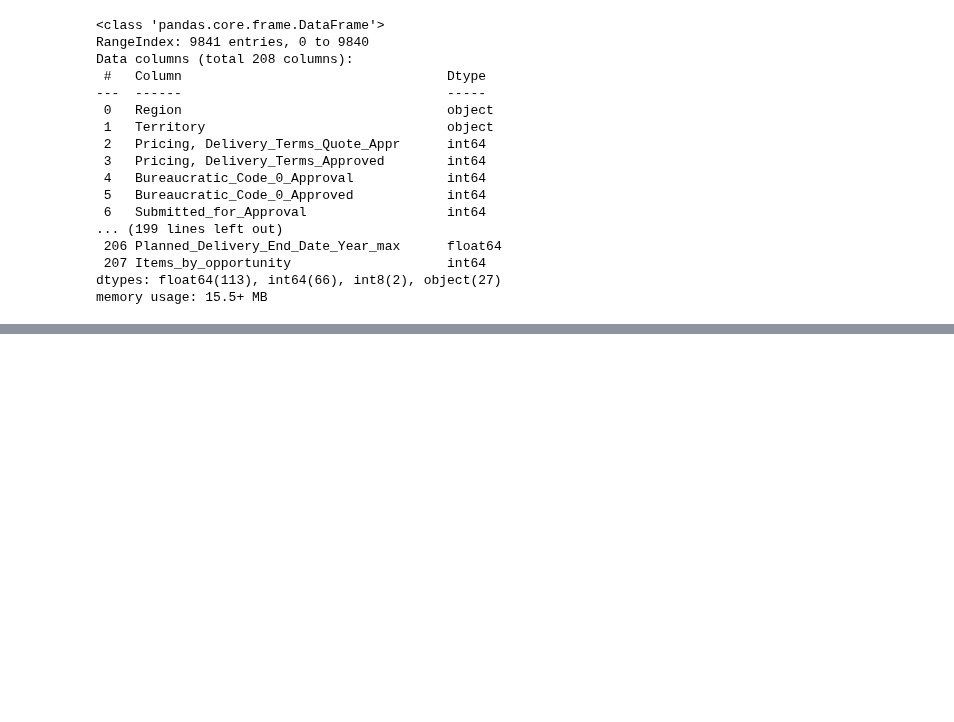
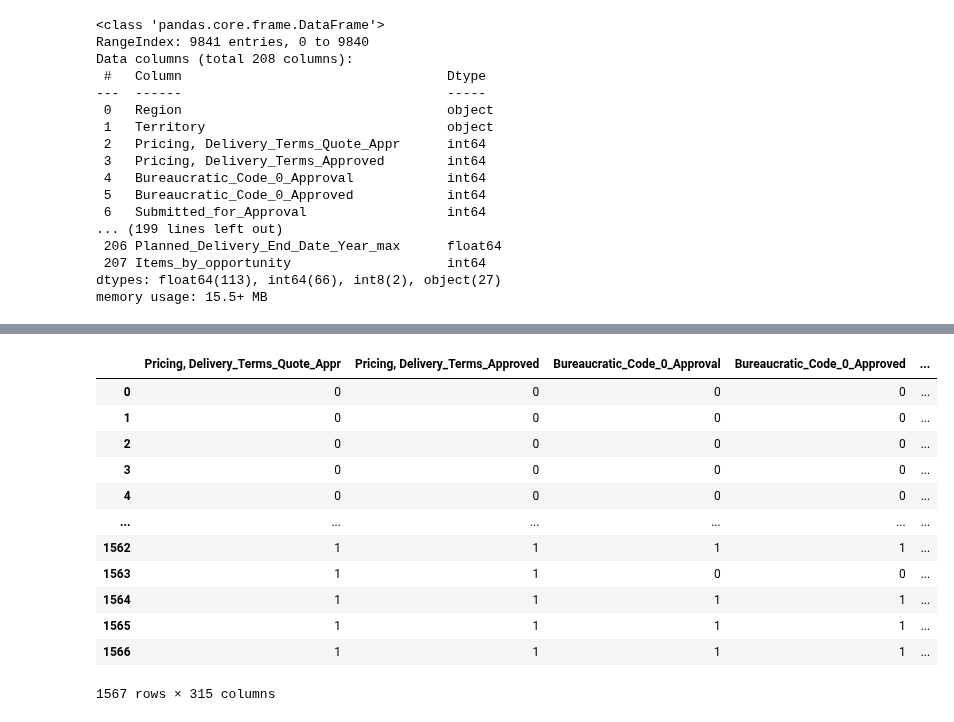
Before and after one commit to joacols/TP_orga_de_datos, a Jupyter notebook: TP2 Generación de set de datos preprocesado.ipynb, the cells around one changed output, grey strips where cells are left out. Drawn from its saved outputs; the diff is of its cells as text; code cells hidden in the pictures; blank space fills up the shorter version.

```diff
--- a/TP2 Generación de set de datos preprocesado.ipynb
+++ b/TP2 Generación de set de datos preprocesado.ipynb
@@ -827,0 +1041,16 @@ memory usage: 15.5+ MB
+# %%
+test_agrupado_encodeado
+# %% [output]
+|  | Pricing, Delivery_Terms_Quote_Appr | Pricing, Delivery_Terms_Approved | Bureaucratic_Code_0_Approval | Bureaucratic_Code_0_Approved | ... |
+| 0 | 0 | 0 | 0 | 0 | ... |
+| 1 | 0 | 0 | 0 | 0 | ... |
+| 2 | 0 | 0 | 0 | 0 | ... |
+| 3 | 0 | 0 | 0 | 0 | ... |
+| 4 | 0 | 0 | 0 | 0 | ... |
+| ... | ... | ... | ... | ... | ... |
+| 1562 | 1 | 1 | 1 | 1 | ... |
+| 1563 | 1 | 1 | 0 | 0 | ... |
+| 1564 | 1 | 1 | 1 | 1 | ... |
+| 1565 | 1 | 1 | 1 | 1 | ... |
+| 1566 | 1 | 1 | 1 | 1 | ... |
+1567 rows × 315 columns
```
Also changed, not shown: parts of 9 cells of this notebook, 2 other files.
